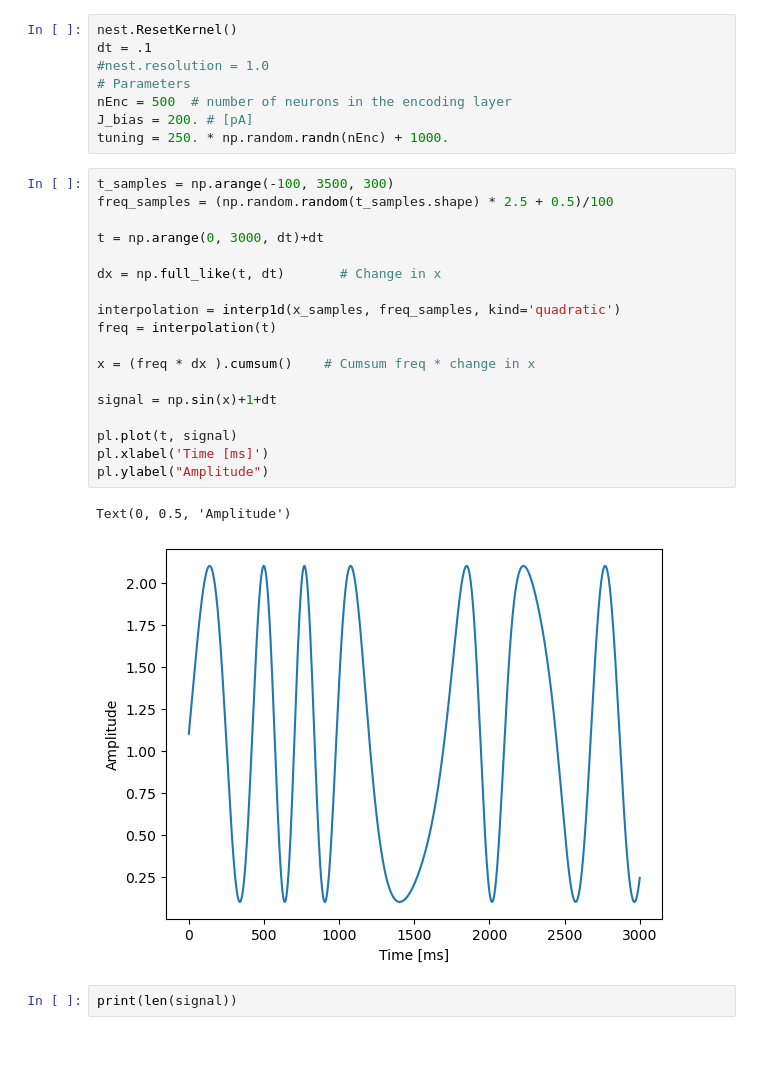
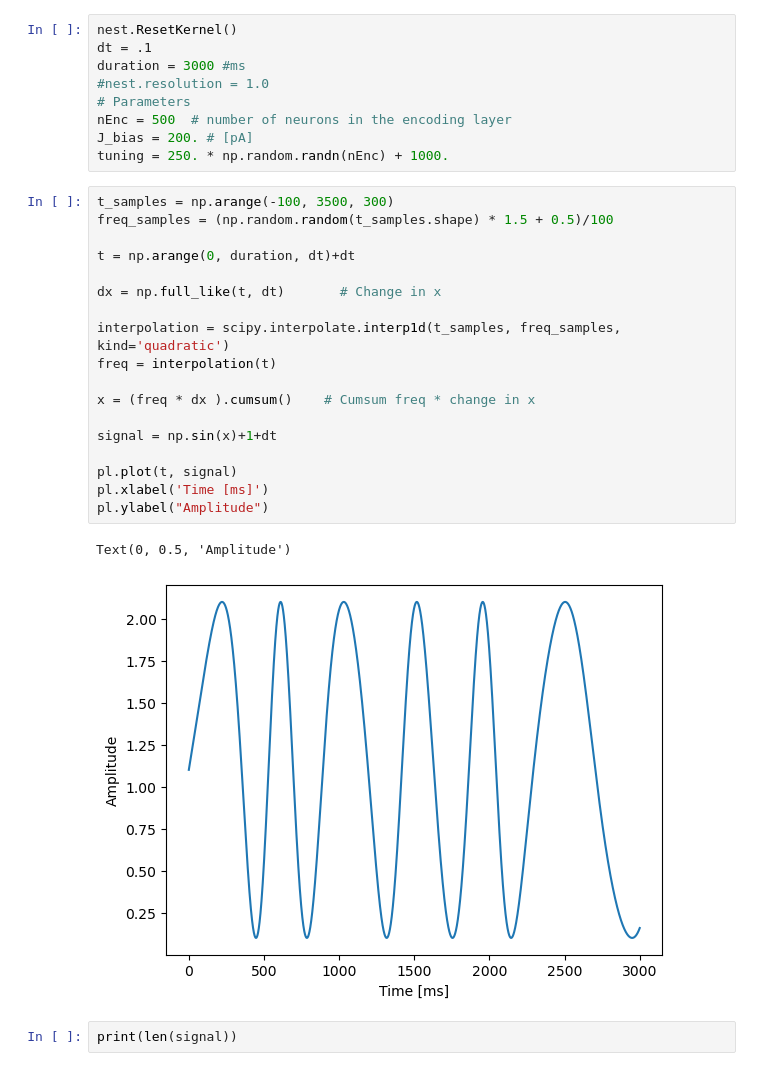
Before and after one commit to JanevaD/EITN-2024, a Jupyter notebook: cool.ipynb, the cells around one changed output. Drawn from its saved outputs; the diff is of its cells as text.

```diff
--- a/cool.ipynb
+++ b/cool.ipynb
@@ -9,6 +24,7 @@ from utils.extractors import filter_spikes_parallel
 # %%
 nest.ResetKernel()
 dt = .1
+duration = 3000 #ms
 #nest.resolution = 1.0
 # Parameters
 nEnc = 500  # number of neurons in the encoding layer
@@ -16,25 +32,25 @@ J_bias = 200. # [pA]
 tuning = 250. * np.random.randn(nEnc) + 1000.
 # %%
 t_samples = np.arange(-100, 3500, 300)
-freq_samples = (np.random.random(t_samples.shape) * 2.5 + 0.5)/100
+freq_samples = (np.random.random(t_samples.shape) * 1.5 + 0.5)/100
 
-t = np.arange(0, 3000, dt)+dt
+t = np.arange(0, duration, dt)+dt
 
 dx = np.full_like(t, dt)       # Change in x
 
-interpolation = interp1d(x_samples, freq_samples, kind='quadratic')
+interpolation = scipy.interpolate.interp1d(t_samples, freq_samples, kind='quadratic')
 freq = interpolation(t)
 
 x = (freq * dx ).cumsum()    # Cumsum freq * change in x
 
 signal = np.sin(x)+1+dt
 
 pl.plot(t, signal)
 pl.xlabel('Time [ms]')
 pl.ylabel("Amplitude")
 # %% [output]
 Text(0, 0.5, 'Amplitude')
-[figure, old version]
+[figure, new version]
 # %%
 print(len(signal))
 # %% [output]
```
Also changed, not shown: parts of 10 cells of this notebook.
